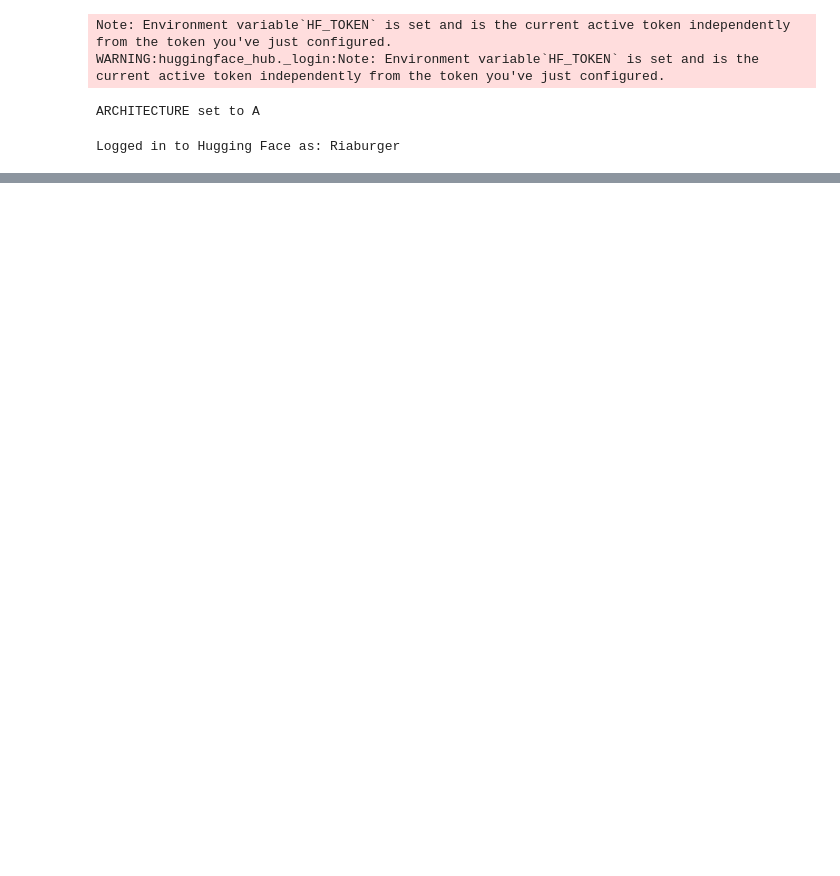
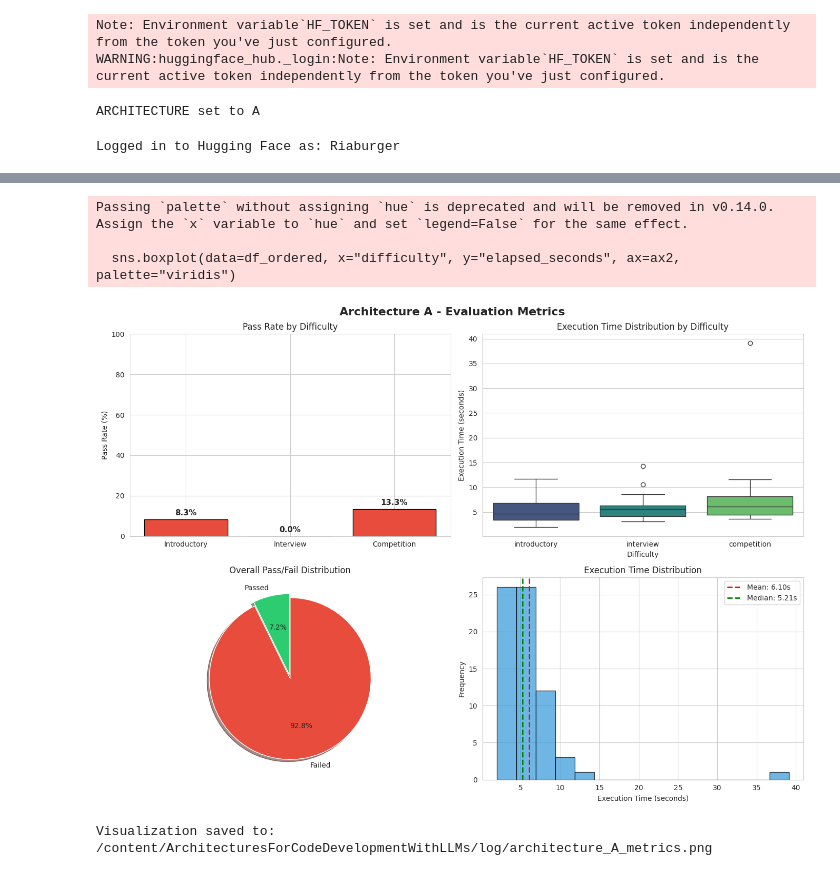
Before and after one commit to LLM4SE-group-15/ArchitecturesForCodeDevelopmentWithLLMs, a Jupyter notebook: notebook/architecture_A.ipynb, the cells around one changed output, grey strips where cells are left out. Saved outputs shown, nothing was run; the diff lists cells and outputs as text; code cells hidden in the pictures; blank space fills up the shorter version.

Commit message:
chore: Update Python package dependencies and refresh notebook execution outputs.

```diff
--- a/notebook/architecture_A.ipynb
+++ b/notebook/architecture_A.ipynb
@@ -221,0 +395,14 @@ Miao
+# %%
+# Execution Time by Difficulty
+time_by_diff = df.groupby("difficulty")["elapsed_seconds"].agg(["mean", "std", "median"])
+
+print("\n" + "=" * 60)
+print("EXECUTION TIME BY DIFFICULTY")
+print("=" * 60)
+print("\n| Difficulty    | Avg Time (s) | Std Dev (s) | Median (s) |")
+print("|---------------|--------------|-------------|------------|")
+for diff in ["introductory", "interview", "competition"]:
+    if diff in time_by_diff.index:
+        row = time_by_diff.loc[diff]
+        print(f"| {diff:<13} | {row['mean']:>12.2f} | {row['std']:>11.2f} | {row['median']:>10.2f} |")
+print("=" * 60)
@@ -221,0 +441,62 @@ Miao
+# %%
+# Visualizations
+sns.set_style("whitegrid")
+plt.rcParams["figure.figsize"] = (12, 8)
+
+# Create a figure with subplots
+fig, axes = plt.subplots(2, 2, figsize=(14, 10))
+fig.suptitle("Architecture A - Evaluation Metrics", fontsize=16, fontweight="bold")
+
+# 1. Pass Rate Bar Chart
+ax1 = axes[0, 0]
+pass_rate_vals = [difficulty_stats.loc[diff, "pass_rate"] * 100 if diff in difficulty_stats.index else 0
+              for diff in ["introductory", "interview", "competition"]]
+colors = ["#2ecc71" if r > 50 else "#e74c3c" for r in pass_rate_vals]
+bars = ax1.bar(["Introductory", "Interview", "Competition"], pass_rate_vals, color=colors, edgecolor="black")
+ax1.set_ylabel("Pass Rate (%)")
+ax1.set_title("Pass Rate by Difficulty")
+ax1.set_ylim(0, 100)
+for bar, rate in zip(bars, pass_rate_vals):
+    ax1.text(bar.get_x() + bar.get_width()/2, bar.get_height() + 2, f"{rate:.1f}%",
+             ha="center", fontsize=11, fontweight="bold")
+
+# 2. Execution Time Box Plot by Difficulty
+ax2 = axes[0, 1]
+difficulty_order = ["introductory", "interview", "competition"]
+df_ordered = df[df["difficulty"].isin(difficulty_order)].copy()
+df_ordered["difficulty"] = pd.Categorical(df_ordered["difficulty"], categories=difficulty_order, ordered=True)
+sns.boxplot(data=df_ordered, x="difficulty", y="elapsed_seconds", ax=ax2, palette="viridis")
+ax2.set_xlabel("Difficulty")
+ax2.set_ylabel("Execution Time (seconds)")
+ax2.set_title("Execution Time Distribution by Difficulty")
+
+# 3. Pass/Fail Pie Chart
+ax3 = axes[1, 0]
+labels = ["Passed", "Failed"]
+sizes = [passed_tasks, total_tasks - passed_tasks]
+colors_pie = ["#2ecc71", "#e74c3c"]
+explode = (0.05, 0)
+ax3.pie(sizes, explode=explode, labels=labels, colors=colors_pie, autopct="%1.1f%%",
+        shadow=True, startangle=90)
+ax3.set_title("Overall Pass/Fail Distribution")
+
+# 4. Execution Time Histogram
+ax4 = axes[1, 1]
+ax4.hist(df["elapsed_seconds"], bins=15, edgecolor="black", color="#3498db", alpha=0.7)
+ax4.axvline(avg_time, color="red", linestyle="--", linewidth=2, label=f"Mean: {avg_time:.2f}s")
+ax4.axvline(median_time, color="green", linestyle="--", linewidth=2, label=f"Median: {median_time:.2f}s")
+ax4.set_xlabel("Execution Time (seconds)")
+ax4.set_ylabel("Frequency")
+ax4.set_title("Execution Time Distribution")
+ax4.legend()
+
+plt.tight_layout()
+plt.savefig(LOG_DIR / "architecture_A_metrics.png", dpi=150, bbox_inches="tight")
+plt.show()
+print(f"\nVisualization saved to: {LOG_DIR / 'architecture_A_metrics.png'}")
+# %% [output]
+Passing `palette` without assigning `hue` is deprecated and will be removed in v0.14.0. Assign the `x` variable to `hue` and set `legend=False` for the same effect.
+
+  sns.boxplot(data=df_ordered, x="difficulty", y="elapsed_seconds", ax=ax2, palette="viridis")
+[figure, added]
+Visualization saved to: /content/ArchitecturesForCodeDevelopmentWithLLMs/log/architecture_A_metrics.png
```
Also changed, not shown: parts of 13 cells of this notebook.
